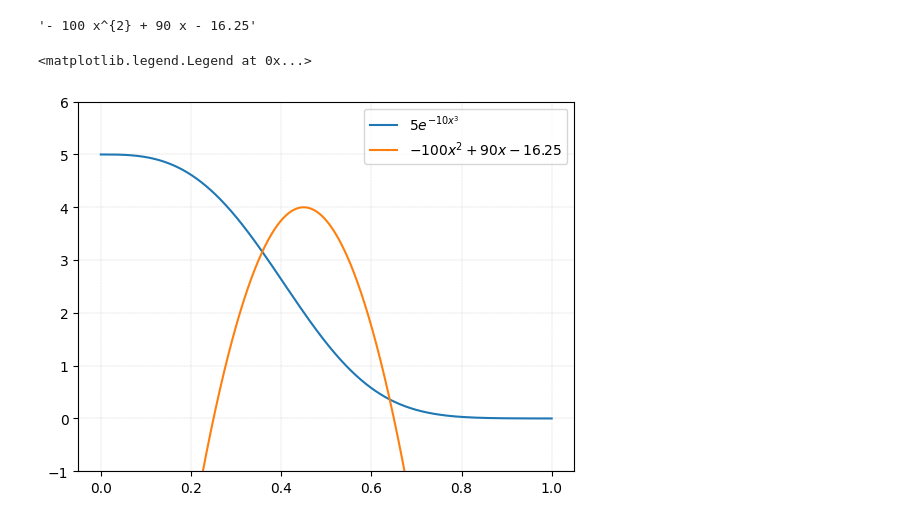
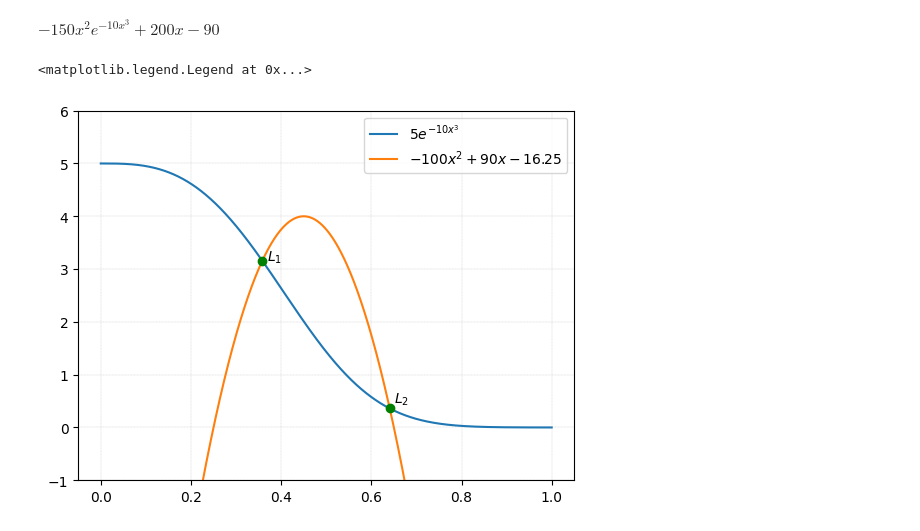
Before and after one commit to pacaicedo/pacaicedo.github.io, a Jupyter notebook: Exams/solucion_examenes02.ipynb, the cells around one changed output. Drawn from its saved outputs; the diff is of its cells as text; code cells hidden in the pictures.

```diff
--- a/Exams/solucion_examenes02.ipynb
+++ b/Exams/solucion_examenes02.ipynb
@@ -16,10 +16,10 @@ f2 = -100*x**2+90*x-16.25
 f2 = f2.expand()
 f = f1-f2
 f_dot = f.diff()
-# %%
-latex(f2)
-# %% [output]
-'- 100 x^{2} + 90 x - 16.25'
+# %%
+f_dot
+# %% [output]
+$\displaystyle - 150 x^{2} e^{- 10 x^{3}} + 200 x - 90$
 # %%
 def NewtonRaphson(p0, tol, f, der_f, No):
     i=1
@@ -44,11 +44,14 @@ L2, i2 = NewtonRaphson(0.8, 1e-5, f_np, f_dot_np, 1000)
 # %%
 t = np.arange(0,1,0.0001)
 fig, ax = plt.subplots()
+ax.scatter([L1, L2], [f1_np(L1), f2_np(L2)], color="g", zorder=10)
 ax.plot(t, f1_np(t), label=r'$5 e^{- 10 x^{3}}$')
 ax.plot(t, f2_np(t), label=r'$- 100 x^{2} + 90 x - 16.25$')
 ax.set_ylim([-1, 6])
 ax.grid(linestyle = '--', linewidth = 0.2)
+ax.text(L1+0.01, f1_np(L1), r'$L_1$')
+ax.text(L2+0.01, f2_np(L2)+0.1, r'$L_2$')
 ax.legend()
 # %% [output]
 <matplotlib.legend.Legend at 0x...>
-[figure, old version]
+[figure, new version]
```
Also changed, not shown: parts of 1 cell of this notebook, 1 other file.
